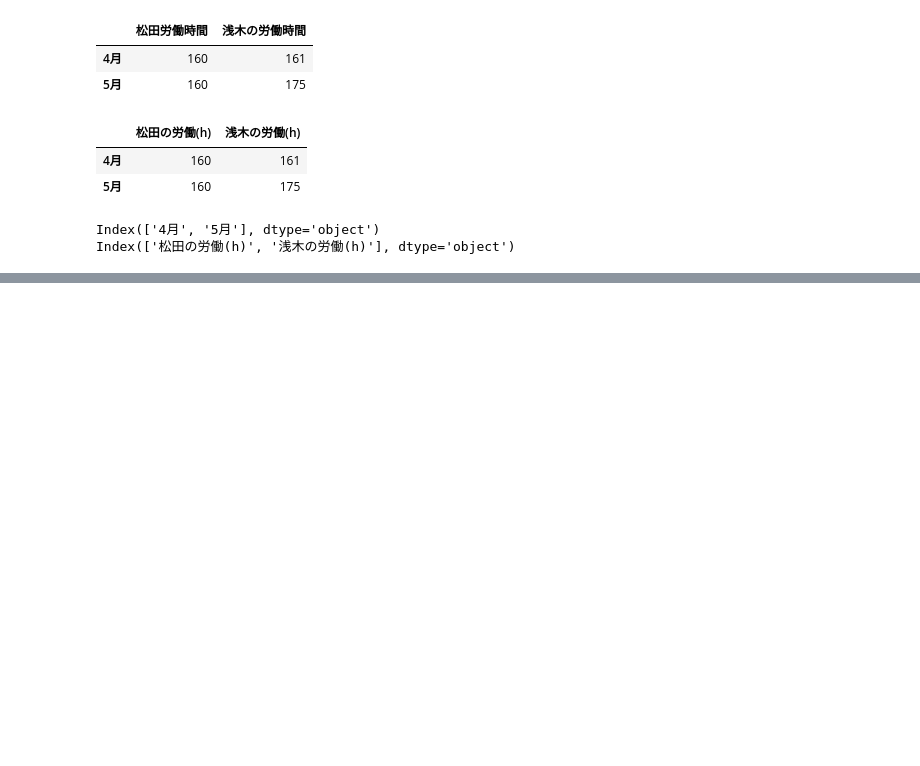
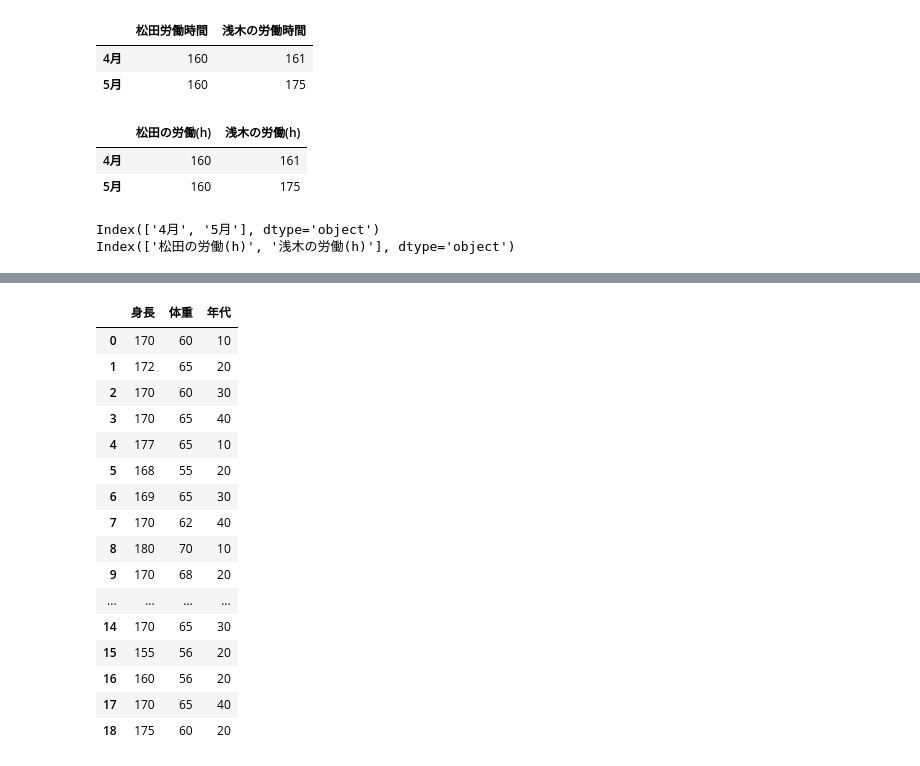
Before and after one commit to yamaguchinorimitsu/ajax_app, a Jupyter notebook: スッキリ機械学習４章.ipynb, the cells around one changed output, grey strips where cells are left out. Cells and saved outputs as stored; diff of their text form; code cells hidden in the pictures; blank space fills up the shorter version.

```diff
--- a/スッキリ機械学習４章.ipynb
+++ b/スッキリ機械学習４章.ipynb
@@ -46,0 +45,3 @@ print()
+# %%
+df=pd.read_csv('/content/KvsT.csv')
+df.head(3)
@@ -46,0 +82,23 @@ print()
+# %%
+# 特徴量の列を参照して xに代入
+xcol = ['身長', '体重', '年代']
+x = df[xcol]
+x
+# %% [output]
+|  | 身長 | 体重 | 年代 |
+| 0 | 170 | 60 | 10 |
+| 1 | 172 | 65 | 20 |
+| 2 | 170 | 60 | 30 |
+| 3 | 170 | 65 | 40 |
+| 4 | 177 | 65 | 10 |
+| 5 | 168 | 55 | 20 |
+| 6 | 169 | 65 | 30 |
+| 7 | 170 | 62 | 40 |
+| 8 | 180 | 70 | 10 |
+| 9 | 170 | 68 | 20 |
+| ... | ... | ... | ... |
+| 14 | 170 | 65 | 30 |
+| 15 | 155 | 56 | 20 |
+| 16 | 160 | 56 | 20 |
+| 17 | 170 | 65 | 40 |
+| 18 | 175 | 60 | 20 |
```
Also changed, not shown: parts of 10 cells of this notebook.
